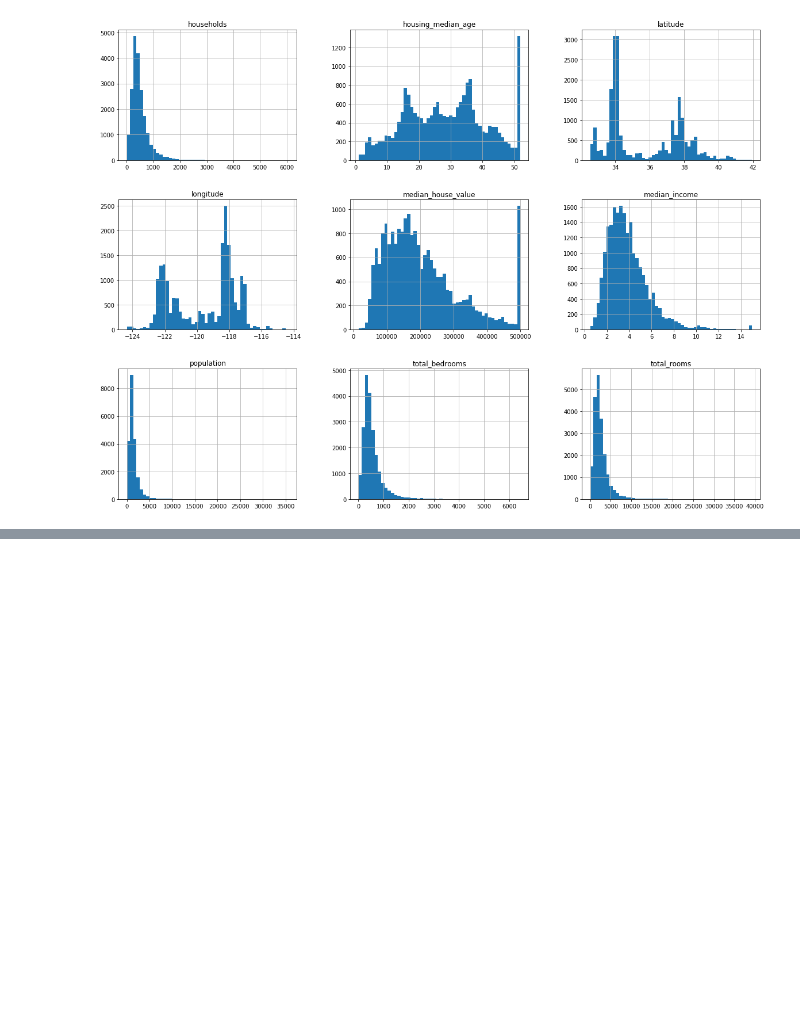
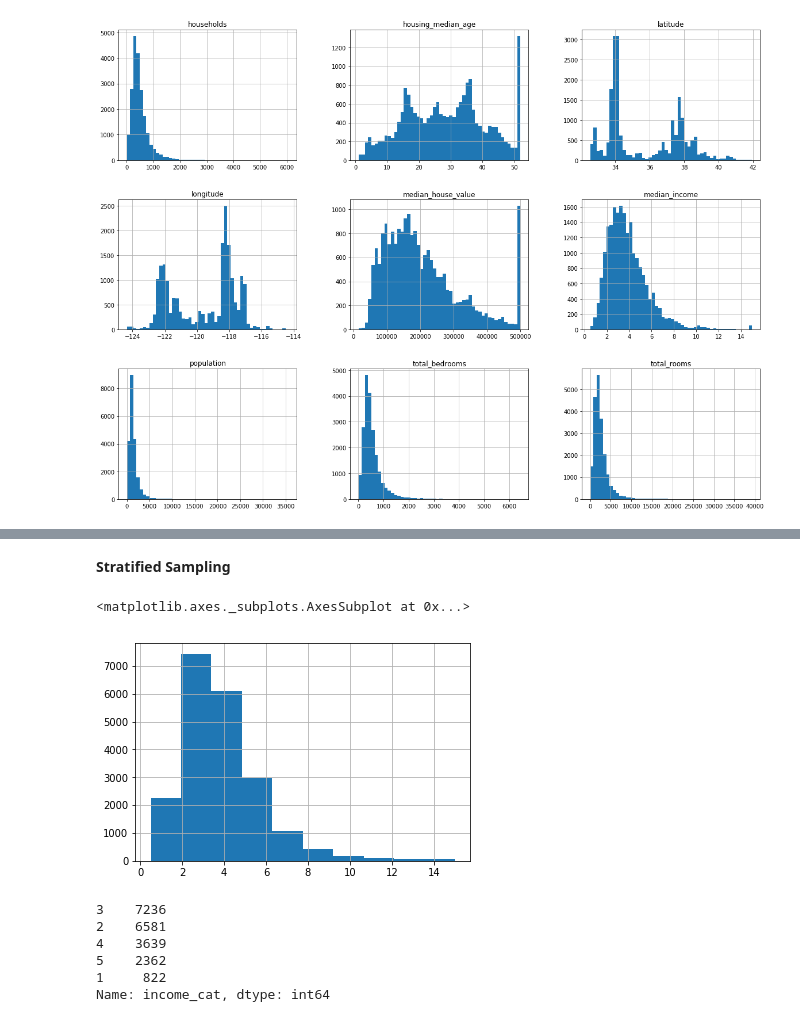
Before and after one commit to nagendraputhane/End-to-End-Machine-Learning-Project, a Jupyter notebook: Housing.ipynb, the cells around one changed output, grey strips where cells are left out. Saved outputs shown, nothing was run; the diff lists cells and outputs as text; code cells hidden in the pictures; blank space fills up the shorter version.

```diff
--- a/Housing.ipynb
+++ b/Housing.ipynb
@@ -101,0 +131,19 @@ plt.show()
+# %% [markdown]
+**Stratified Sampling**
+# %%
+housing["median_income"].hist() #median income is an important attribute to predict median housing prices
+# %% [output]
+<matplotlib.axes._subplots.AxesSubplot at 0x...>
+[figure, added]
+# %%
+housing["income_cat"] = pd.cut(housing["median_income"],
+                               bins = [0., 1.5, 3.0, 4.5, 6., np.inf],
+                               labels = [1, 2, 3, 4, 5]) #pd.cut() creates an income_cat attribute with five categories (labels). bins = range.
+housing["income_cat"].value_counts()
+# %% [output]
+3    7236
+2    6581
+4    3639
+5    2362
+1     822
+Name: income_cat, dtype: int64
```
Also changed, not shown: parts of 12 cells of this notebook.
